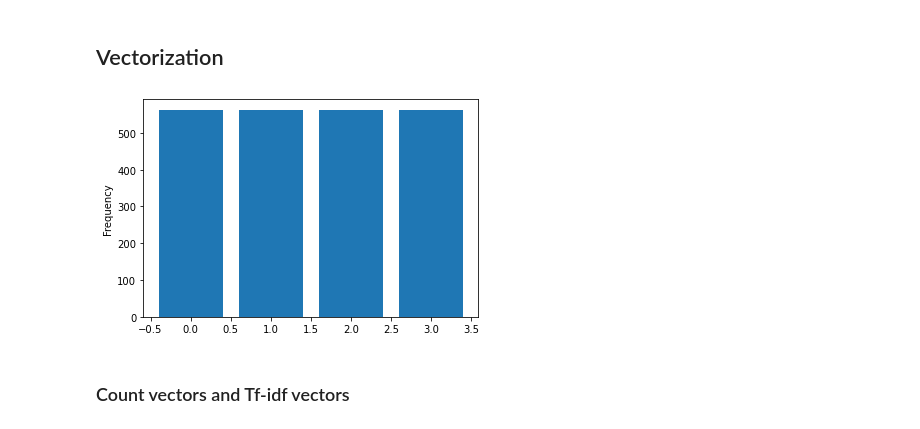
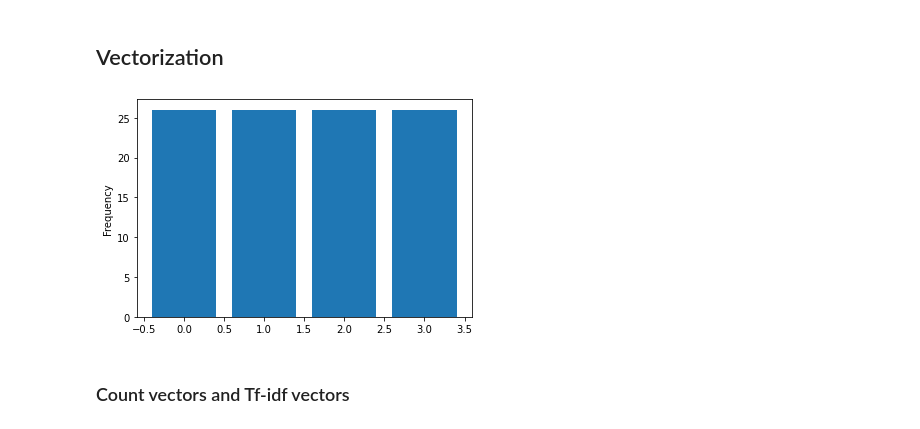
Before and after one commit to malte-koenig/AG_News_Classifier, a Jupyter notebook: main.ipynb, the cells around one changed output. Drawn from its saved outputs; the diff is of its cells as text; code cells hidden in the pictures.

```diff
--- a/main.ipynb
+++ b/main.ipynb
@@ -158,15 +172,15 @@ train_df.head()
 # %%
 # read in preprocessed training data if necessary
 train_df = pd.read_csv('preprocessed_training_data.csv', sep=';', encoding='utf-8')
 
 #fractionize and undersample data
-train_data, train_target = balanced_fractionize(train_df, 0.02)
+train_data, train_target = balanced_fractionize(train_df, 0.001)
 
 #Tokenize
 def get_train_tokens(df_data):
     return [word_tokenize(text) for text in df_data['text']]
 # %% [output]
-[figure, old version]
+[figure, new version]
 # %% [markdown]
 ### Count vectors and Tf-idf vectors
 # %%
```
Also changed, not shown: parts of 45 cells of this notebook.
